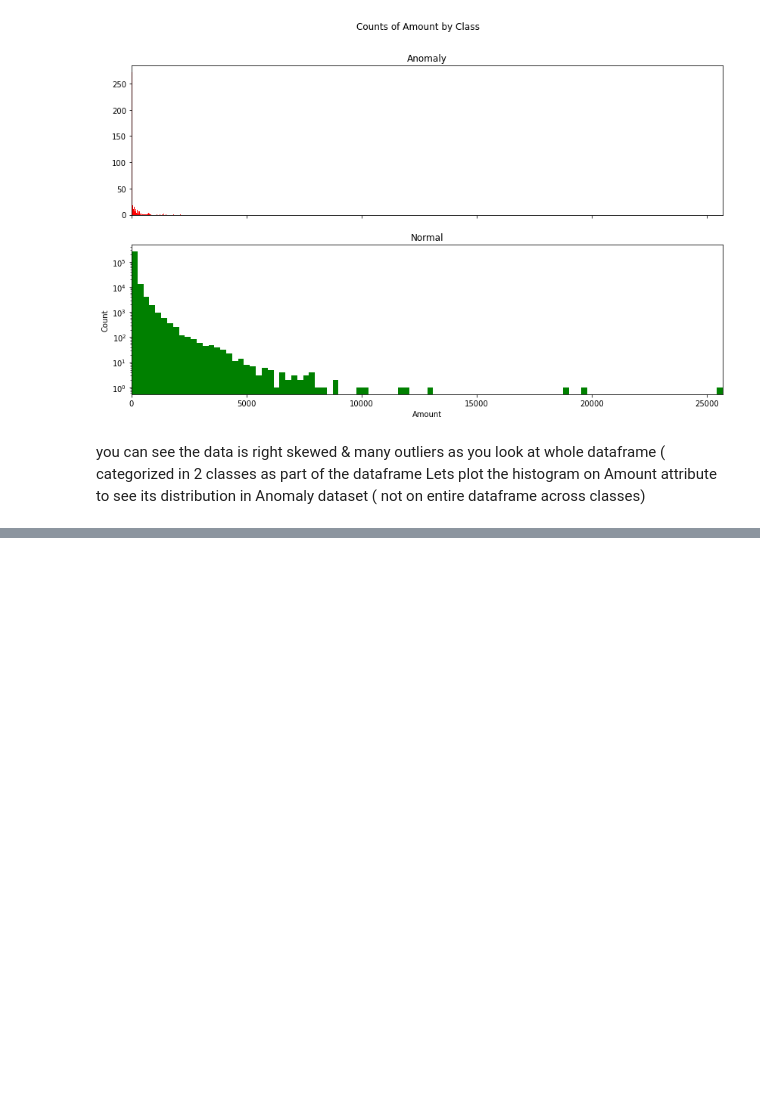
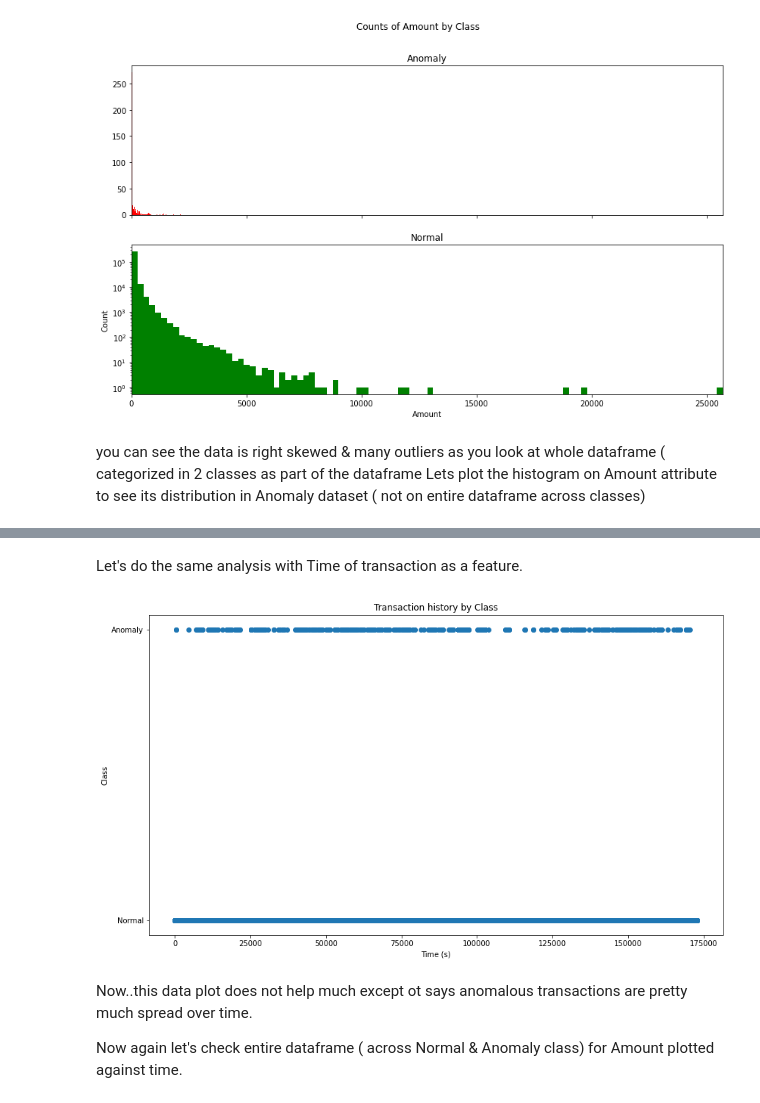
Before and after one commit to maitreyee-github/AI-Learning, a Jupyter notebook: Credit card Anomaly detection Local dataset.ipynb, the cells around one changed output, grey strips where cells are left out. Saved outputs shown, nothing was run; the diff lists cells and outputs as text; code cells hidden in the pictures; blank space fills up the shorter version.

```diff
--- a/Credit card Anomaly detection Local dataset.ipynb
+++ b/Credit card Anomaly detection Local dataset.ipynb
@@ -201,0 +197,15 @@ plt.title("Transaction history by Class")
+# %% [markdown]
+Let's do the same analysis with Time of transaction as a feature.
+# %%
+plt.scatter(df.Time, df.Class)
+plt.title("Transaction history by Class")
+plt.ylabel("Class")
+plt.yticks(range(2), ["Normal", "Anomaly"])
+plt.xlabel("Time (s)")
+plt.show()
+# %% [output]
+[figure, added]
+# %% [markdown]
+Now..this data plot does not help much except ot says anomalous transactions are pretty much spread over time.
+
+Now again let's check entire dataframe ( across Normal & Anomaly class) for Amount plotted against time.
```
Also changed, not shown: parts of 7 cells of this notebook.
